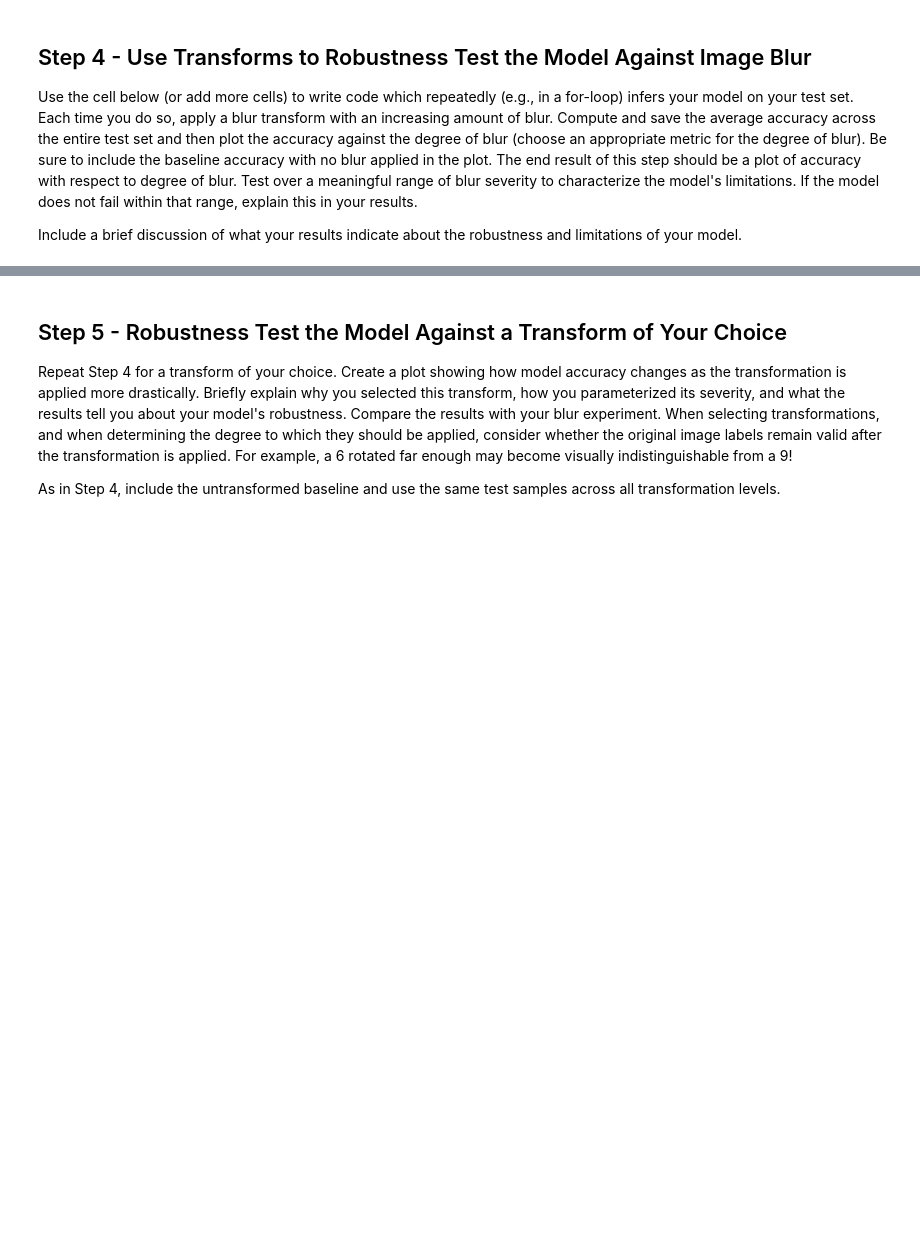
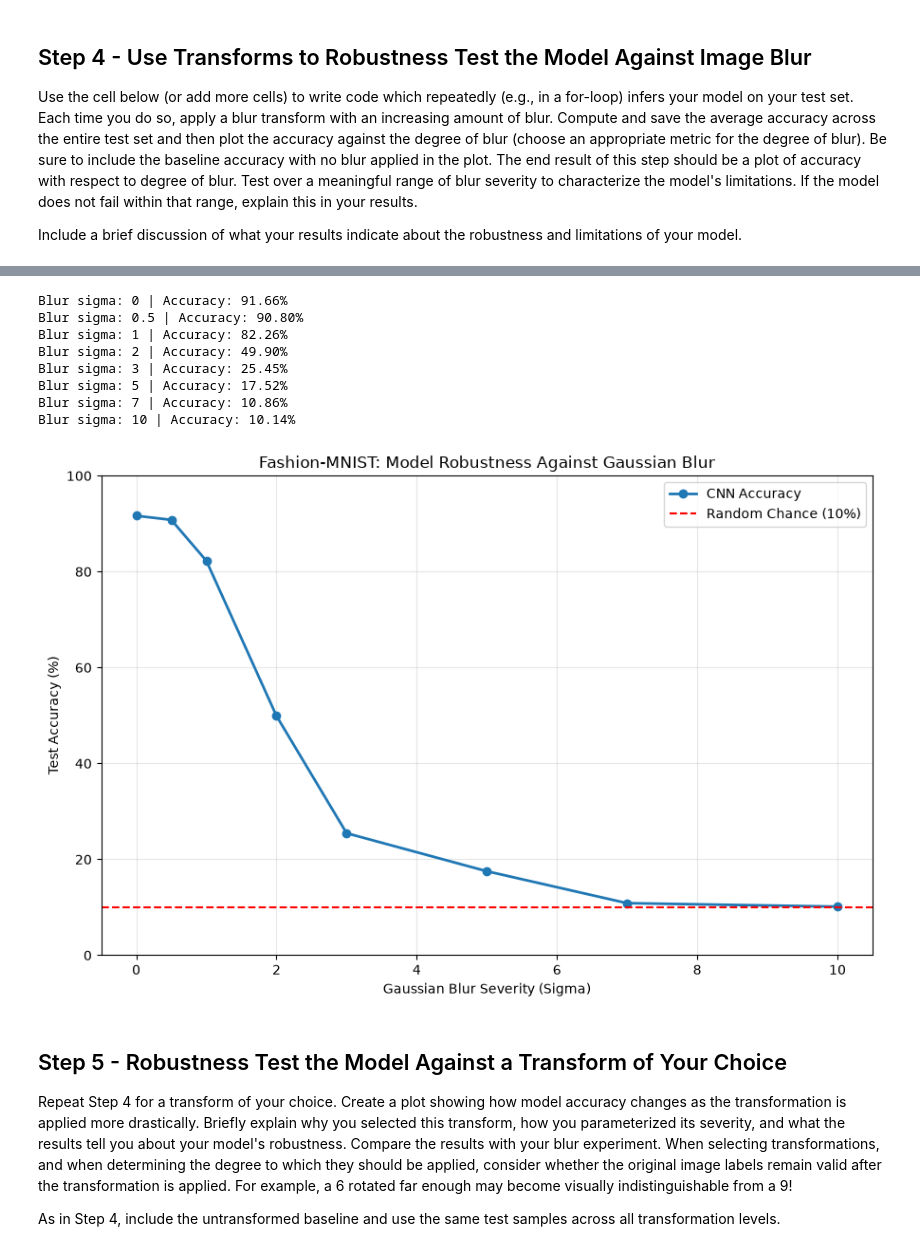
Before and after one commit to oza8-ctrl/assignment-02, a Jupyter notebook: assignment/task-01.ipynb, the cells around one changed output, grey strips where cells are left out. Drawn from its saved outputs; the diff is of its cells as text; code cells hidden in the pictures; blank space fills up the shorter version.

```diff
--- a/assignment/task-01.ipynb
+++ b/assignment/task-01.ipynb
@@ -91,3 +268,82 @@ Include a brief discussion of what your results indicate about the robustness an
+# %%
+
+# Step 4: Test model robustness against Gaussian blur
+
+# Increasing blur severity (standard deviation)
+blur_levels = [0, 0.5, 1, 2, 3, 5, 7, 10]
+blur_accuracies = []
+
+for sigma in blur_levels:
+
+    if sigma == 0:
+        # No blur: baseline accuracy
+        accuracy = baseline_accuracy
+    else:
+        # Apply Gaussian blur before converting to tensor
+        blur_transform = transforms.Compose([
+            transforms.GaussianBlur(
+                kernel_size=27,
+                sigma=sigma
+            ),
+            transforms.ToTensor()
+        ])
+
+        blurred_dataset = datasets.FashionMNIST(
+            root="./data",
+            train=False,
+            download=False,
+            transform=blur_transform
+        )
+
+        blurred_loader = DataLoader(
+            blurred_dataset,
+            batch_size=64,
+            shuffle=False
+        )
+
+        accuracy = evaluate_model(
+            model, blurred_loader, device
+        )
+
+    blur_accuracies.append(accuracy)
+    print(f"Blur sigma: {sigma} | Accuracy: {accuracy:.2f}%")
+
+# Plot accuracy against blur severity
+plt.figure(figsize=(9, 6))
+
+plt.plot(
+    blur_levels,
+    blur_accuracies,
+    marker="o",
+    linewidth=2,
+    label="CNN Accuracy"
+)
+
+plt.axhline(
+    y=10,
+    color="red",
+    linestyle="--",
+    label="Random Chance (10%)"
+)
+
+plt.xlabel("Gaussian Blur Severity (Sigma)")
+plt.ylabel("Test Accuracy (%)")
+plt.title("Fashion-MNIST: Model Robustness Against Gaussian Blur")
+plt.ylim(0, 100)
+plt.grid(True, alpha=0.3)
+plt.legend()
+plt.tight_layout()
+plt.show()
+# %% [output]
+Blur sigma: 0 | Accuracy: 91.66%
+Blur sigma: 0.5 | Accuracy: 90.80%
+Blur sigma: 1 | Accuracy: 82.26%
+Blur sigma: 2 | Accuracy: 49.90%
+Blur sigma: 3 | Accuracy: 25.45%
+Blur sigma: 5 | Accuracy: 17.52%
+Blur sigma: 7 | Accuracy: 10.86%
+Blur sigma: 10 | Accuracy: 10.14%
+[figure, added]
 # %% [markdown]
 ## Step 5 - Robustness Test the Model Against a Transform of Your Choice
 
```
Also changed, not shown: parts of 13 cells of this notebook.
